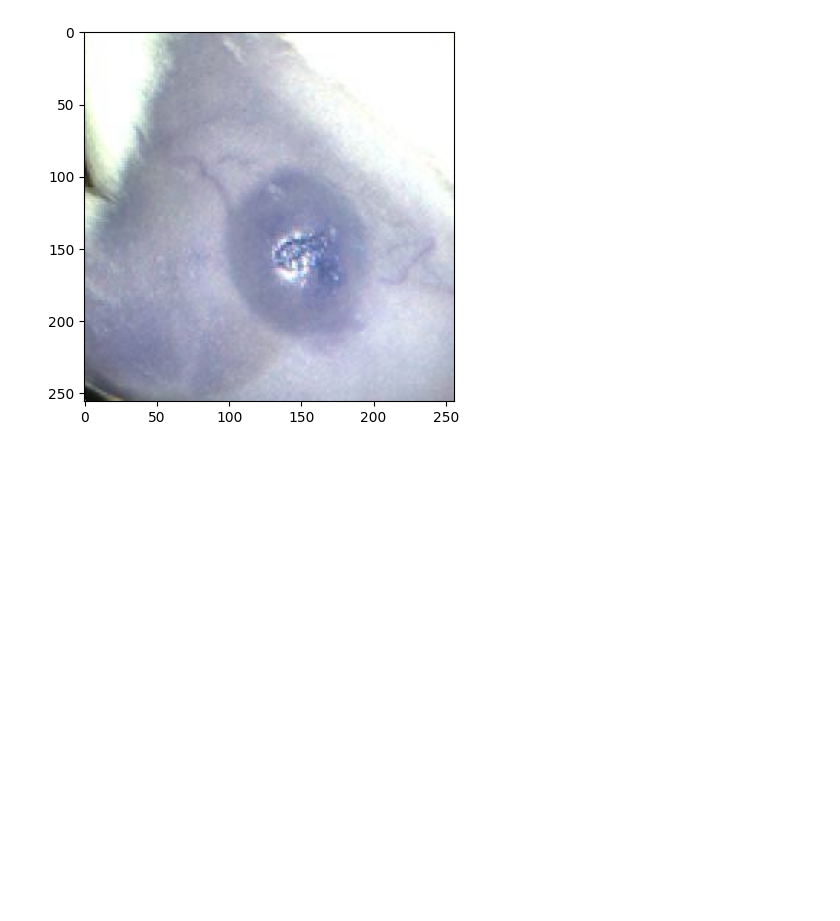
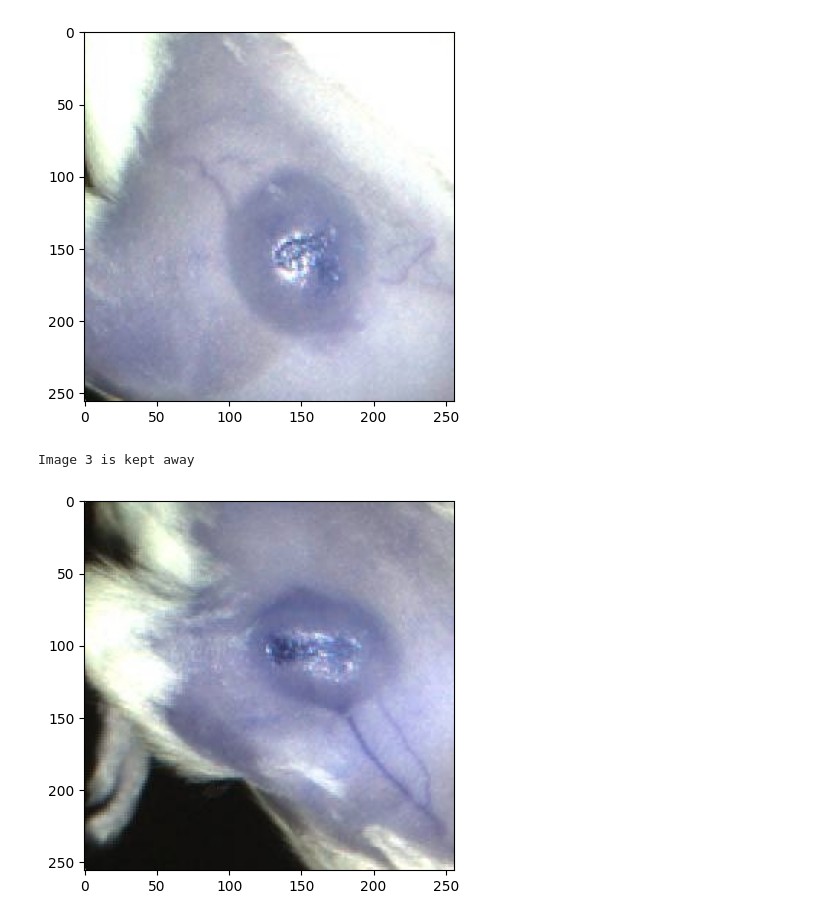
Before and after one commit to RibaDiba/tumor-segmentation, a Jupyter notebook: util/testing/test_notebook.ipynb, the cells around one changed output. Saved outputs shown, nothing was run; the diff lists cells and outputs as text; code cells hidden in the pictures; blank space fills up the shorter version.

```diff
--- a/util/testing/test_notebook.ipynb
+++ b/util/testing/test_notebook.ipynb
@@ -204,3 +199,8 @@ plt.imshow(train_images[num])
 # %% [output]
 <matplotlib.image.AxesImage at 0x...>
 [figure]
+# %%
+d.create_subset(arr=[3], folder_path="../../data/processed_data/rgb/train/images")
+# %% [output]
+Image 3 is kept away
+[figure, added]
```
Also changed, not shown: parts of 1 cell of this notebook, 2 other files.
